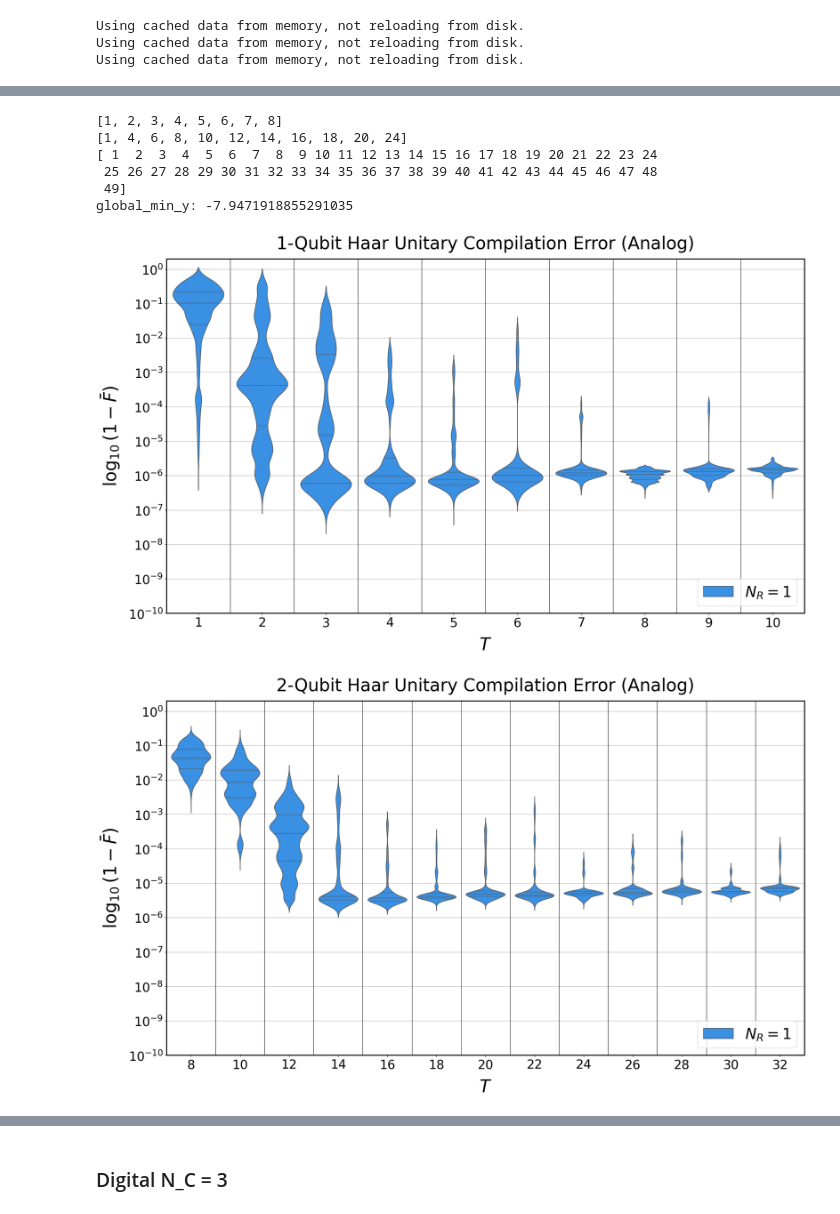
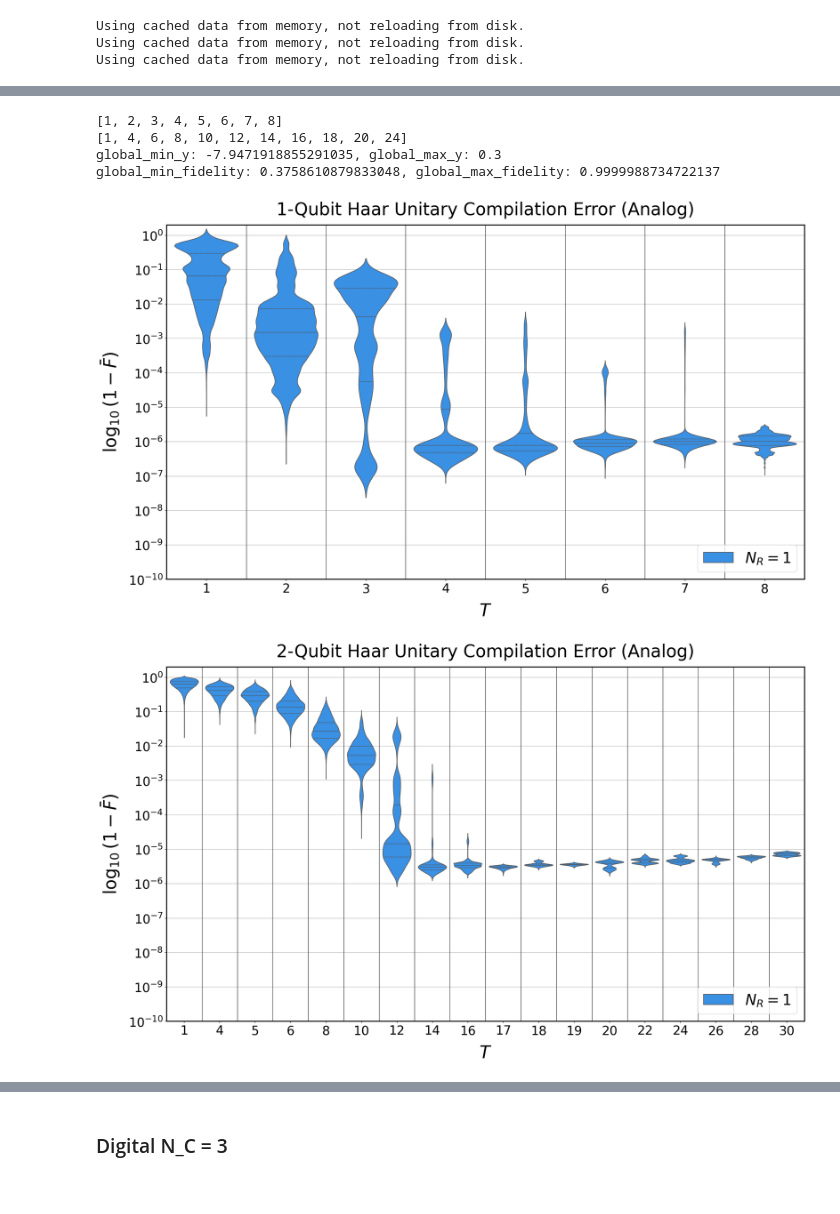
Before and after one commit to sophieblock/qrc, a Jupyter notebook: analog_model.ipynb, the cells around one changed output, grey strips where cells are left out. Cells and saved outputs as stored; diff of their text form; code cells hidden in the pictures.

```diff
--- a/analog_model.ipynb
+++ b/analog_model.ipynb
@@ -851,17 +967,16 @@ rows = []  # List to hold rows temporarily
 negative_fidelity_values = []
 
 for N_ctrl in N_ctrls:
-    if N_ctrl in [1,2,3]:
+    if N_ctrl in [1,2]:
 
-        data_i = cached_data_analog_nctrl3[N_ctrl]
+        data_i = cached_data[N_ctrl]
     # elif N_ctrl == 3:
     #     data_i = cached_data_analog_nctrl3[N_ctrl]
 
 
     for gate, gate_data in data_i.items():
         for reservoir_count, res_data in gate_data.items():
-            if reservoir_count > 1:
-                continue
+
             for trotter_step, results_list in res_data.items():
                 for results in results_list:
                     # Handle missing fidelity and other fields
@@ -906,10 +1021,10 @@ for N_ctrl in N_ctrls:
                         'Gate': results['gate'],
                         'Reservoir Count': reservoir_count,
                         'Avg_Fidelity': avg_fidelity,
-                        'Error Test Results': log_infidelities,
-                        'Avg Error': avg_log_infidelity,
+                        'Error_Test_Results': log_infidelities,
+                        'Avg_Error': avg_log_infidelity,
                         'Costs': results.get('costs', []),
-                        'Test Results': test_results,
+                        'Test_Results': test_results,
                         'N_params': num_params,
                         'run': run,
                     }
@@ -933,9 +1048,9 @@ all_data_df = pd.DataFrame(rows)
 # Filter DataFrame for Reservoir Count == 2
 # all_data_df = all_data_df[(all_data_df['Trotter_Step'] < 8) & (all_data_df['N_C'] == 2) & (all_data_df['Trotter_Step'] > 1)]
 
-df_U1_6 = all_data_df[all_data_df['Reservoir Count'] == 1]
+df_U1_6 = all_data_df[all_data_df['Reservoir Count'] == 2]
 # df_U1_6 = df_U1_6[df_U1_6['Trotter_Step'] == 16]
-df_U1_6 = df_U1_6[df_U1_6['N_C'] == 3]
+df_U1_6 = df_U1_6[df_U1_6['N_C'] == 1]
 df_U1_6.head()
 # %% [output]
 No negative fidelity values detected.
@@ -948,8 +1063,12 @@ No negative fidelity values detected.
 # %%
 # Initialize variables to store global min and max y-values
 global_min_y = float('inf')
+global_min_fidelity = float('inf')
+global_max_fidelity = float('-inf')
+
 global_max_y = float('-inf')
-
+N_ctrls = [1,2]
+resies = [1]
 custom_palette = ['dodgerblue', 'gold', 'violet']
 # First pass to determine the global min and max y-values across all plots
 for N_ctrl in N_ctrls:
@@ -963,27 +1082,31 @@ for N_ctrl in N_ctrls:
     data_df = all_data_df[all_data_df['N_C'] == N_ctrl]
     data_df = data_df[data_df['Trotter_Step'].isin(trots)]
 
+    # Aggregate average fidelity by Trotter_Step and Reservoir Count
+    aggregated_fidelity = data_df.groupby(['Trotter_Step', 'Reservoir Count'])['Avg_Fidelity'].mean().reset_index()
+
+    # Get the min and max fidelity from aggregated results
+    current_min_fidelity = aggregated_fidelity['Avg_Fidelity'].min()
+    current_max_fidelity = aggregated_fidelity['Avg_Fidelity'].max()
+
     # Explode test results into separate rows to plot each error individually
-    test_results_df = data_df.explode('Error Test Results')
+    test_results_df_error = data_df.explode('Error_Test_Results').dropna(subset=['Error_Test_Results'])
 
-    # Find the common Trotter steps across all reservoir counts
-    grouped_trotter_steps = test_results_df.groupby(['Trotter_Step', 'Reservoir Count']).size().unstack(fill_value=0)
-    valid_trotter_steps = grouped_trotter_steps[(grouped_trotter_steps > 0).all(axis=1)].index
+    # Get min and max y-values for the current N_ctrl (log-error test results)
+    current_min_y = test_results_df_error['Error_Test_Results'].min()
+    current_max_y = test_results_df_error['Error_Test_Results'].max()
 
-    # Filter the DataFrame to only include those Trotter steps
-    test_results_df = test_results_df[test_results_df['Trotter_Step'].isin(valid_trotter_steps)]
-
-    # Get min and max y-values for the current N_ctrl
-    current_min_y = test_results_df['Error Test Results'].min()
-    current_max_y = test_results_df['Error Test Results'].max()
-
-    # Update global min and max y-values
+    # Update global min/max values
     global_min_y = min(global_min_y, current_min_y)
     global_max_y = max(global_max_y, current_max_y)
+    global_min_fidelity = min(global_min_fidelity, current_min_fidelity)
+    global_max_fidelity = max(global_max_fidelity, current_max_fidelity)
 margin_factor = 0.1
 global_min_y -= margin_factor * abs(global_min_y)
 global_max_y = 0.3
-print(f"global_min_y: {global_min_y}")
+print(f"global_min_y: {global_min_y}, global_max_y: {global_max_y}")
+print(f"global_min_fidelity: {global_min_fidelity}, global_max_fidelity: {global_max_fidelity}")
+
 # Now that we have the global y-limits, we can proceed to plotting
 for N_ctrl in N_ctrls:
     # if N_ctrl == 2:
@@ -996,12 +1119,14 @@ for N_ctrl in N_ctrls:
     # data_df = all_data_df[all_data_df['N_C'] == N_ctrl]
     # data_df = data_df[data_df['Trotter_Step'].isin(trots)]
     # Filter the DataFrame for specific N_C (control qubits) and Trotter steps
-    data_df = all_data_df[all_data_df['Reservoir Count'] < 4]
+    # data_df = all_data_df[all_data_df['Reservoir Count'] ]
+    data_df = all_data_df[all_data_df['N_C'] == N_ctrl]
+    data_df = data_df[data_df['Reservoir Count'].isin(resies)]
     data_df = data_df[(data_df['N_C'] == N_ctrl) & (data_df['Trotter_Step'].isin(trots))]
 
 
     # Explode test results into separate rows to plot each error individually
-    test_results_df = data_df.explode('Error Test Results')
+    test_results_df = data_df.explode('Error_Test_Results')
 
     # Find the common Trotter steps across all reservoir counts
     grouped_trotter_steps = test_results_df.groupby(['Trotter_Step', 'Reservoir Count']).size().unstack(fill_value=0)
@@ -1017,8 +1142,8 @@ for N_ctrl in N_ctrls:
     for spine in axs.spines.values():
         spine.set_linewidth(2)  # Set linewidth to 2 pixels
 
-    # Violin plot for Error Test Results (log10(1 - Test Results))
-    sns.violinplot(x='Trotter_Step', y='Error Test Results', hue='Reservoir Count', data=test_results_df,
+    # Violin plot for Error_Test_Results (log10(1 - Test Results))
+    sns.violinplot(x='Trotter_Step', y='Error_Test_Results', hue='Reservoir Count', data=test_results_df,
                    ax=axs, palette=custom_palette, density_norm='width', inner='quartile', saturation=0.75)
 
     # Set titles and labels with padding
@@ -1039,36 +1164,34 @@ for N_ctrl in N_ctrls:
     axs.legend(handles, [f'$N_R = {label}$' for label in labels], loc='lower right', fontsize=30, ncol=len(labels))
 
     # Set the global Y-limits
     axs.set_ylim(global_min_y, global_max_y)
 
     # Set Y-ticks and labels
     y_ticks = axs.get_yticks()
     whole_y_ticks = [tick for tick in y_ticks if tick == int(tick) and tick <= 0]
     min_tick = min(whole_y_ticks)
     max_tick = max(whole_y_ticks)
     whole_y_ticks = np.arange(min_tick-2, max_tick + 1, 1)
     axs.set_yticks(whole_y_ticks)
     axs.set_yticklabels([f'$10^{{{int(tick)}}}$' for tick in whole_y_ticks])
 
     # Set tick parameters
     axs.tick_params(axis='y', labelsize=25)
     axs.tick_params(axis='x', labelsize=25)
 
     # Add vertical lines to separate groups
     unique_trotter_steps = test_results_df['Trotter_Step'].unique()
     positions = range(1, len(unique_trotter_steps), 1)
     for pos in positions:
         axs.axvline(x=pos - 0.5, color='black', linewidth=0.75)
 
     # Show the plot for the current N_ctrl
     plt.tight_layout()
     plt.show()
 # %% [output]
 [1, 2, 3, 4, 5, 6, 7, 8]
 [1, 4, 6, 8, 10, 12, 14, 16, 18, 20, 24]
-[ 1  2  3  4  5  6  7  8  9 10 11 12 13 14 15 16 17 18 19 20 21 22 23 24
- 25 26 27 28 29 30 31 32 33 34 35 36 37 38 39 40 41 42 43 44 45 46 47 48
- 49]
-global_min_y: -7.9471918855291035
+global_min_y: -7.9471918855291035, global_max_y: 0.3
+global_min_fidelity: 0.3758610879833048, global_max_fidelity: 0.9999988734722137
-[figure, old version]
+[figure, new version]
-[figure, old version]
+[figure, new version]
```
Also changed, not shown: parts of 19 cells of this notebook.
